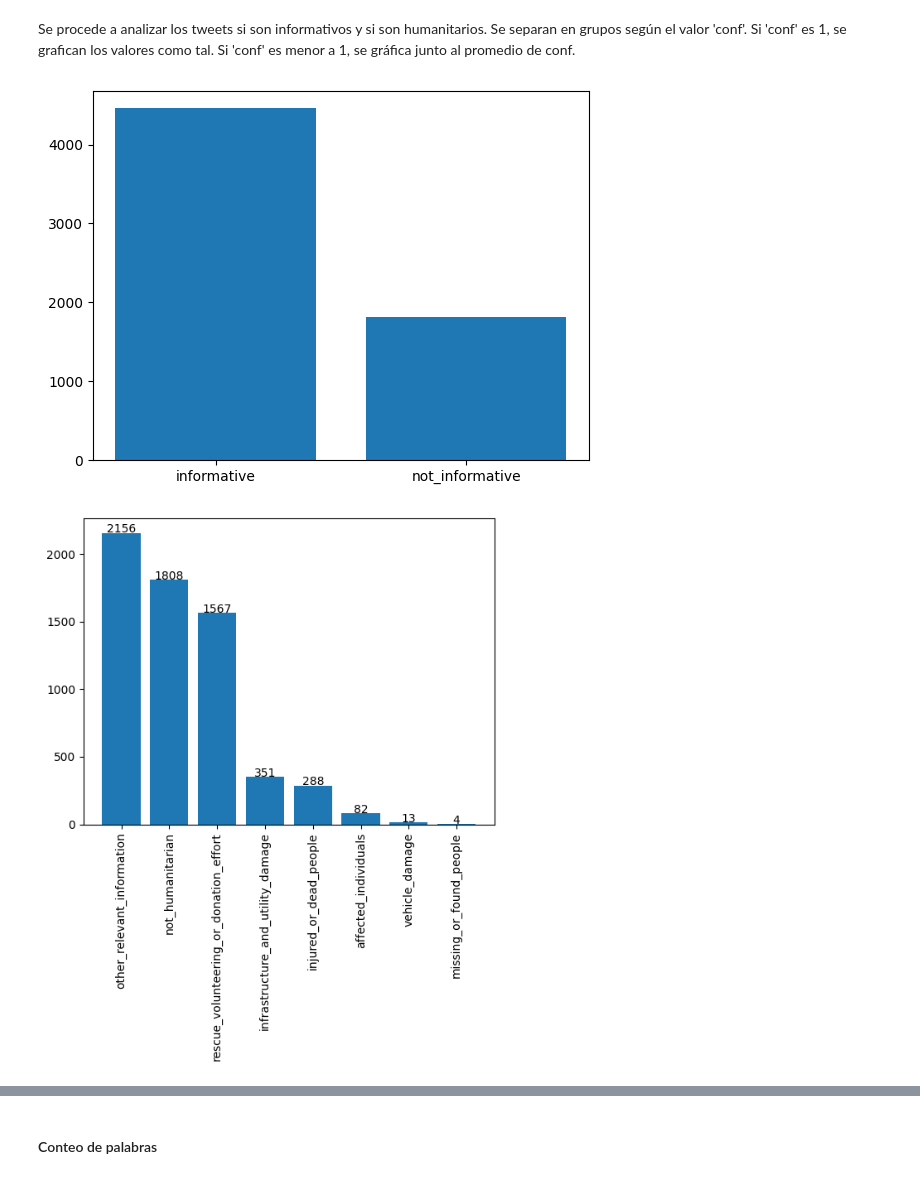
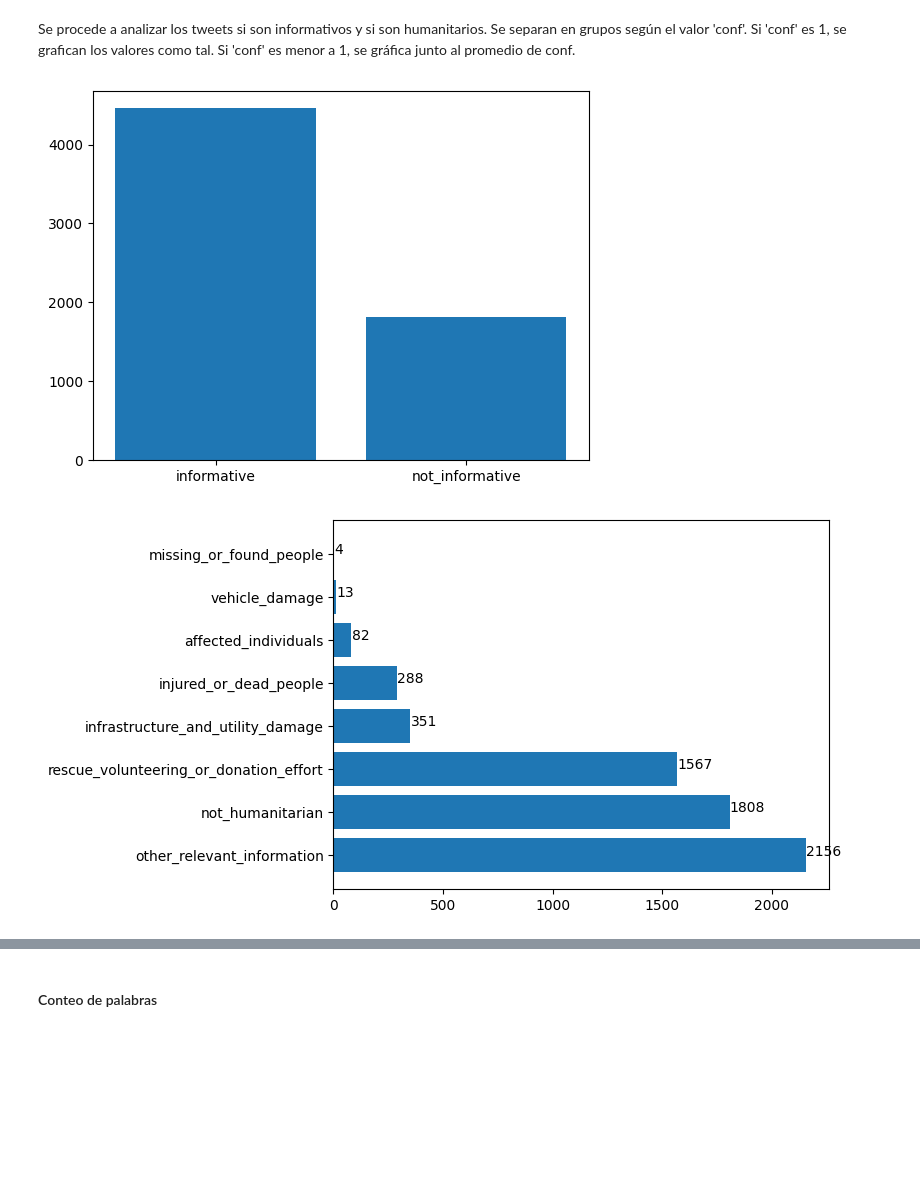
Before and after one commit to Stevennns/Proyecto-Mineria-de-datos-2023-1, a Jupyter notebook: all_data.ipynb, the cells around one changed output, grey strips where cells are left out. Drawn from its saved outputs; the diff is of its cells as text; code cells hidden in the pictures; blank space fills up the shorter version.

```diff
--- a/all_data.ipynb
+++ b/all_data.ipynb
@@ -689,16 +655,16 @@ def info_and_human(df):
 
     valores_human_confiable = human_confiable["text_human"].value_counts()
 
-    plt.bar(valores_human_confiable.index, valores_human_confiable.values)
+    plt.barh(valores_human_confiable.index, valores_human_confiable.values)
 
     for i, v in enumerate(valores_human_confiable.values):
-        plt.text(i, v + 1, str(v), ha="center")
+        plt.text(v + 1, i, str(v))
 
     plt.xlabel("")
     plt.ylabel("")
     plt.title("")
 
-    plt.xticks(rotation=90)
+    #plt.xticks(rotation=90)
 
     plt.show()
 
@@ -719,34 +685,34 @@ def info_and_human(df):
 
     # add value labels
     for i, count in enumerate(counts):
         ax.text(i-0.2, count+0.1, str(count), color='black', fontweight='bold')
     for i, mean in enumerate(means):
         ax.text(i+0.2, mean+0.02, f'{mean:.2f}', color='black', ha='center')
 
     # calculate counts and means
     counts = human_casi_confiable['text_human'].value_counts().sort_index()
     means = human_casi_confiable.groupby('text_human')['text_human_conf'].mean().sort_index()
 
     # plot the bar chart
     fig, ax = plt.subplots(figsize=(8,6))
     counts.plot(kind='bar', color='blue', width=0.4, position=0, ax=ax)
     means.plot(kind='bar', color='red', width=0.4, position=1, ax=ax)
 
     # add labels
     ax.set_xlabel('Categorical Value')
     ax.set_ylabel('Count / Mean Reliability')
     ax.set_title('Count and Mean Reliability by Categorical Value')
 
     # add value labels
     for i, count in enumerate(counts):
         ax.text(i-0.2, count+0.1, str(count), color='black', fontweight='bold')
     for i, mean in enumerate(means):
         ax.text(i+0.2, mean+0.02, f'{mean:.2f}', color='black', ha='center')
 
 info_and_human(df)
 # %% [output]
 [figure]
-[figure, old version]
+[figure, new version]
 [figure]
 [figure]
 # %% [markdown]
```
Also changed, not shown: parts of 21 cells of this notebook, 3 other files.
